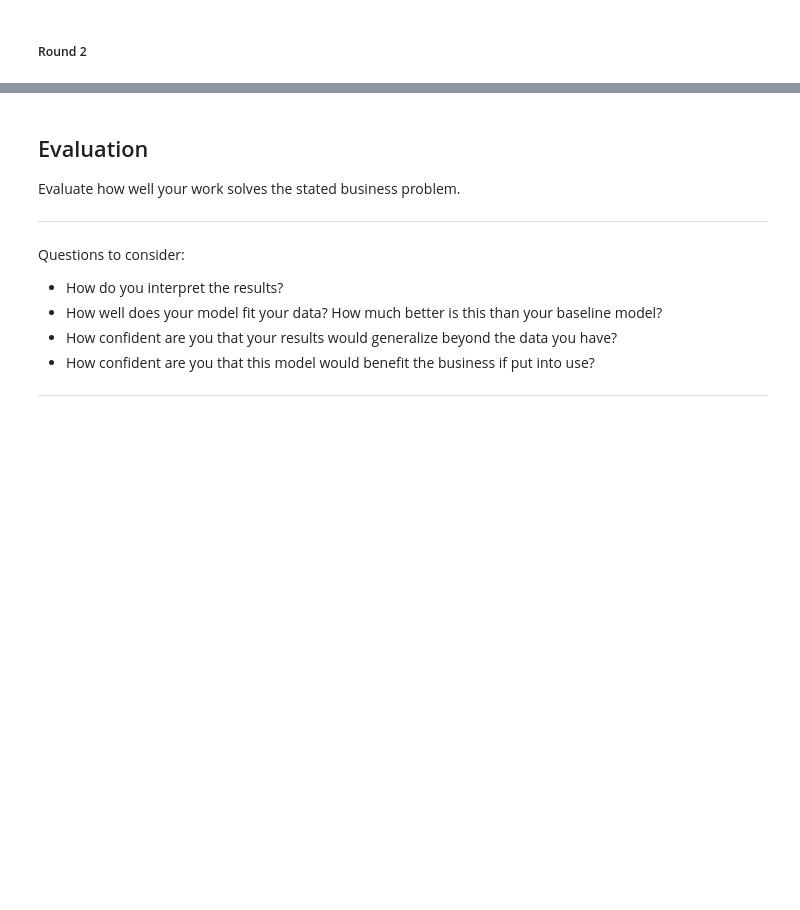
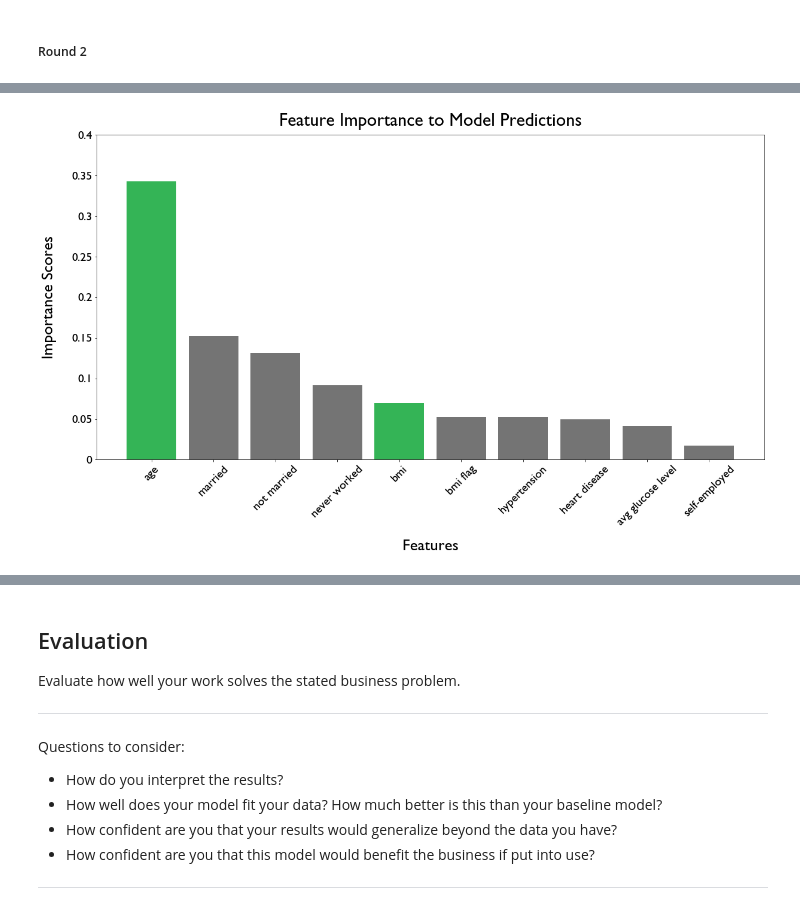
Before and after one commit to dermothethird/Stroke_Project, a Jupyter notebook: dermot_working_notebook.ipynb, the cells around one changed output, grey strips where cells are left out. Saved outputs shown, nothing was run; the diff lists cells and outputs as text; code cells hidden in the pictures; blank space fills up the shorter version.

```diff
--- a/dermot_working_notebook.ipynb
+++ b/dermot_working_notebook.ipynb
@@ -924,0 +714,2 @@ best_xgb_results_2.print_cv_summary()
+# %%
+full_feature_scores = list(best_xgb_3.steps[3][1].feature_importances_)
@@ -924,0 +732,5 @@ best_xgb_results_2.print_cv_summary()
+# %%
+tuples_list = list(zip(full_features, full_feature_scores))
+# %%
+important_features = pd.DataFrame(tuples_list, columns = ['Features', 'Importance'])
+important_features_sorted = important_features.sort_values(by='Importance', ascending=False).head(10)
@@ -924,0 +768,39 @@ best_xgb_results_2.print_cv_summary()
+# %%
+# Rename columns in feature dataframe for visuals
+important_features_sorted['Features'] = important_features_sorted['Features'].replace(['x1_Yes'], 'married')
+important_features_sorted['Features'] = important_features_sorted['Features'].replace(['x1_No'], 'not married')
+important_features_sorted['Features'] = important_features_sorted['Features'].replace(['x2_Never_worked'], 'never worked')
+important_features_sorted['Features'] = important_features_sorted['Features'].replace(['bmi_flag'], 'bmi flag')
+important_features_sorted['Features'] = important_features_sorted['Features'].replace(['avg_glucose_level'], 'avg glucose level')
+important_features_sorted['Features'] = important_features_sorted['Features'].replace(['heart_disease'], 'heart disease')
+important_features_sorted['Features'] = important_features_sorted['Features'].replace(['x2_Self-employed'], 'self-employed')
+# delete below when re-running
+#important_features_sorted['Features'] = important_features_sorted['Features'].replace(['Self-employed'], 'self-employed')
+# %%
+# Visualize Feature Importance
+
+# Create variables for chart
+important_features_x = important_features_sorted['Features']
+feature_scores_y = important_features_sorted['Importance']
+y_ticks = [0, 0.05, 0.10, 0.15, 0.20, 0.25, 0.30, 0.35, 0.40]
+c = ['#34b456', '#747474', '#747474', '#747474', '#34b456', '#747474', '#747474', '#747474', '#747474', '#747474']
+
+# Change font family
+plt.rcParams.update({'font.family':'Gill Sans'})
+
+# Create bar chart
+fig, ax = plt.subplots(figsize = (20,10))
+
+bars = ax.bar(important_features_x, feature_scores_y, color=c)
+ax.set_xlabel('Features', fontsize=27, labelpad=20)
+ax.set_ylabel('Importance Scores', fontsize=27, labelpad=25)
+ax.set_title('Feature Importance to Model Predictions', fontsize=30, pad=15)
+ax.set_ylim(0, 0.40, 0.05)
+ax.set_yticks(y_ticks)
+ax.set_yticklabels(y_ticks, fontsize=20)
+ax.set_xticks(important_features_x)
+ax.set_xticklabels(important_features_x, fontsize=20, rotation=45);
+
+plt.savefig('./Results/Feature_Importances.jpg', bbox_inches='tight')
+# %% [output]
+[figure, added]
```
Also changed, not shown: parts of 80 cells of this notebook, 2 other files.
